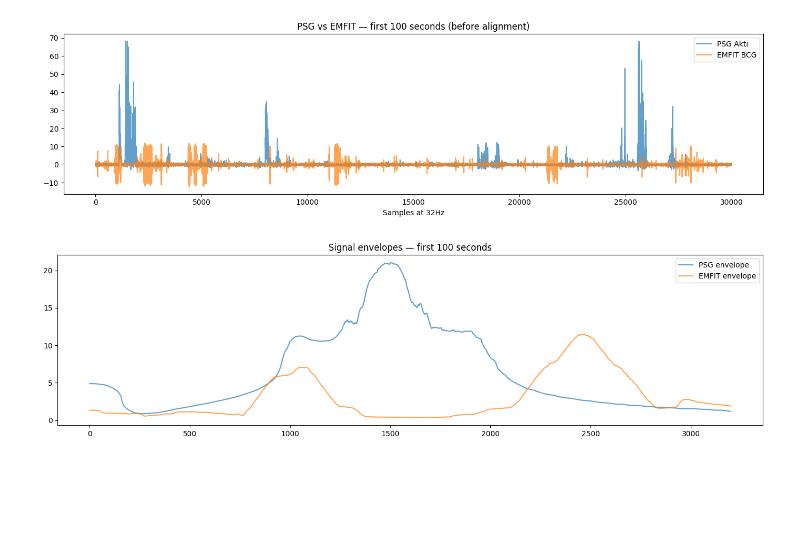
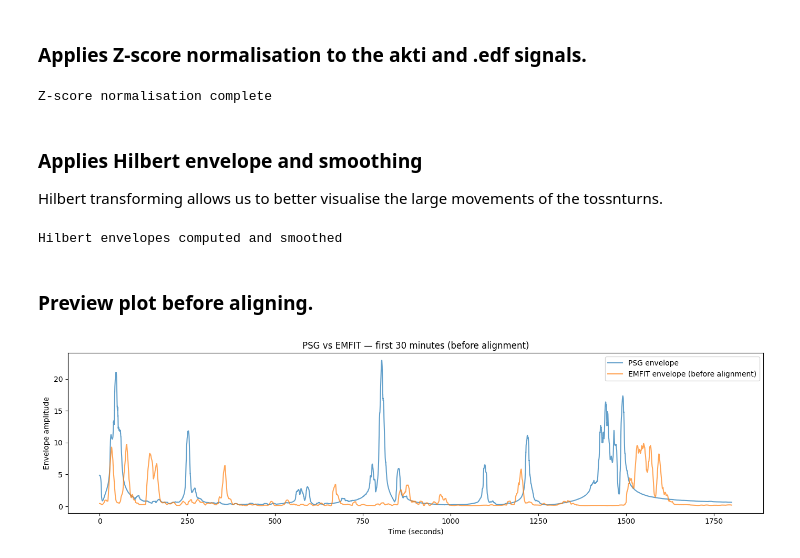
Before and after one commit to ryadl14/Mind_and_Skin, a Jupyter notebook: scripts/PSG_EMFIT_sync.ipynb, the cells around one changed output. Cells and saved outputs as stored; diff of their text form; code cells hidden in the pictures; blank space fills up the shorter version.

```diff
--- a/scripts/PSG_EMFIT_sync.ipynb
+++ b/scripts/PSG_EMFIT_sync.ipynb
@@ -58,0 +40,13 @@ EMFIT duration: 9.44 hours
+# %%
+mne.set_log_level('WARNING')
+edf_path = list((intermediate_dir / NIGHT / "edf").glob("*.edf"))[0]
+print(f"Loading EDF: {edf_path.name}")
+
+raw = mne.io.read_raw_edf(edf_path, preload=True)
+
+# Use BCG-Raw-Low — better for detecting postural shifts
+emfit_signal = raw.get_data(picks='BCG-Raw-Low')[0]
+emfit_fs_actual = raw.info['sfreq']
+
+print(f"EMFIT signal loaded: {len(emfit_signal)} samples at {emfit_fs_actual}Hz")
+print(f"EMFIT duration: {len(emfit_signal)/emfit_fs_actual/3600:.2f} hours")
@@ -94,39 +92,47 @@ EMFIT duration at 32Hz: 9.44 hours
+# %% [markdown]
+### Applies Z-score normalisation to the akti and .edf signals.
 # %%
-# Z-score normalise both signals
-psg_signal = akti['Akti.ext.'].values
+# Raw signals (use these if you want to plot unscaled data)
+psg_signal = akti['Akti.ext.'].values       # raw PSG
+# emfit_downsampled already defined above   # raw EMFIT at 32Hz
+
+# Z-scored signals (dimensionless, comparable across devices)
 psg_norm = (psg_signal - np.nanmean(psg_signal)) / (np.nanstd(psg_signal) + 1e-12)
 emfit_norm = (emfit_downsampled - np.nanmean(emfit_downsampled)) / (np.nanstd(emfit_downsampled) + 1e-12)
 
-# Plot a short window of both signals before alignment to visually inspect
-fig, ax = plt.subplots(figsize=(14, 4))
-ax.plot(psg_norm[:30000], label='PSG Akti', alpha=0.7)
-ax.plot(emfit_norm[:30000], label='EMFIT BCG', alpha=0.7)
-ax.set_title('PSG vs EMFIT — first 100 seconds (before alignment)')
-ax.set_xlabel('Samples at 32Hz')
-ax.legend()
-plt.tight_layout()
-plt.show()
+print("Z-score normalisation complete")
 # %% [output]
-[figure, removed]
+Z-score normalisation complete
+# %% [markdown]
+### Applies Hilbert envelope and smoothing
+Hilbert transforming allows us to better visualise the large movements of the tossnturns.
 # %%
-from scipy.signal import hilbert
+smooth_window_samples = SMOOTH_WINDOW_S * PSG_FS  # e.g. 10s * 32Hz = 320 samples
 
-# Compute signal envelopes using Hilbert transform
 psg_envelope = np.abs(hilbert(psg_norm))
 emfit_envelope = np.abs(hilbert(emfit_norm))
 
-# Smooth the envelopes
-from scipy.ndimage import uniform_filter1d
-psg_smooth = uniform_filter1d(psg_envelope, size=320)   # ~10 second window
-emfit_smooth = uniform_filter1d(emfit_envelope, size=320)
+psg_smooth = uniform_filter1d(psg_envelope, size=smooth_window_samples)
+emfit_smooth = uniform_filter1d(emfit_envelope, size=smooth_window_samples)
 
-# Plot
-fig, ax = plt.subplots(figsize=(14, 4))
-ax.plot(psg_smooth[:3200], label='PSG envelope', alpha=0.7)
-ax.plot(emfit_smooth[:3200], label='EMFIT envelope', alpha=0.7)
-ax.set_title('Signal envelopes — first 100 seconds')
-ax.legend()
-plt.tight_layout()
-plt.show()
+print("Hilbert envelopes computed and smoothed")
 # %% [output]
-[figure, removed]
+Hilbert envelopes computed and smoothed
+# %% [markdown]
+### Preview plot before aligning.
+# %%
+preview_samples = int(PREVIEW_WINDOW_S * PSG_FS)
+preview_minutes = PREVIEW_WINDOW_S // 60
+time_axis_preview = np.linspace(0, PREVIEW_WINDOW_S, preview_samples)
+
+fig, ax = plt.subplots(figsize=(14, 4))
+ax.plot(time_axis_preview, psg_smooth[:preview_samples], label='PSG envelope', alpha=0.7)
+ax.plot(time_axis_preview, emfit_smooth[:preview_samples], label='EMFIT envelope (before alignment)', alpha=0.7)
+ax.set_title(f'PSG vs EMFIT — first {preview_minutes} minutes (before alignment)')
+ax.set_xlabel('Time (seconds)')
+ax.set_ylabel('Envelope amplitude')
+ax.legend()
+plt.tight_layout()
+plt.show()
+# %% [output]
+[figure, added]
```
Also changed, not shown: parts of 17 cells of this notebook.
